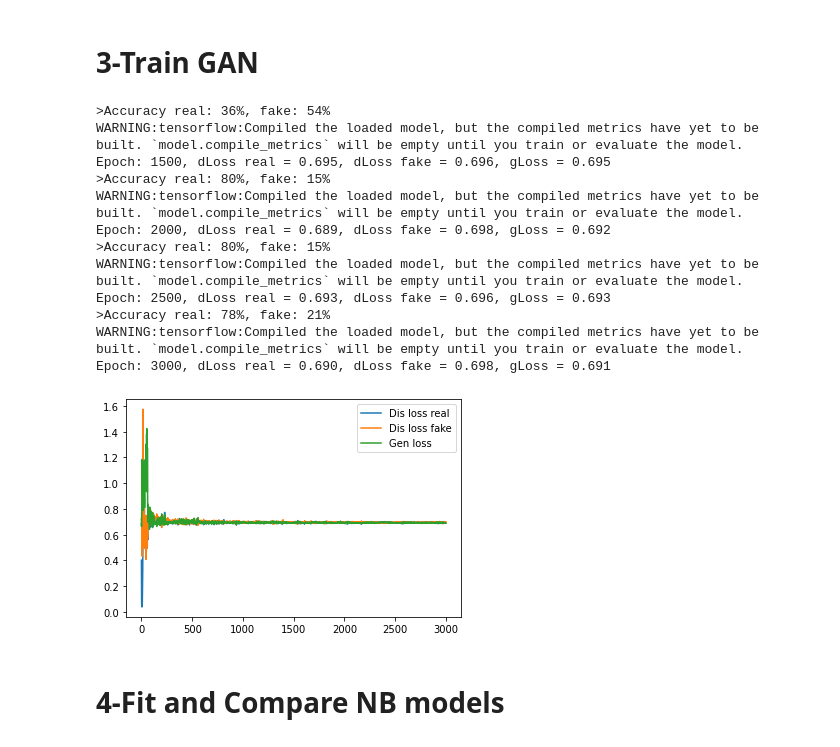
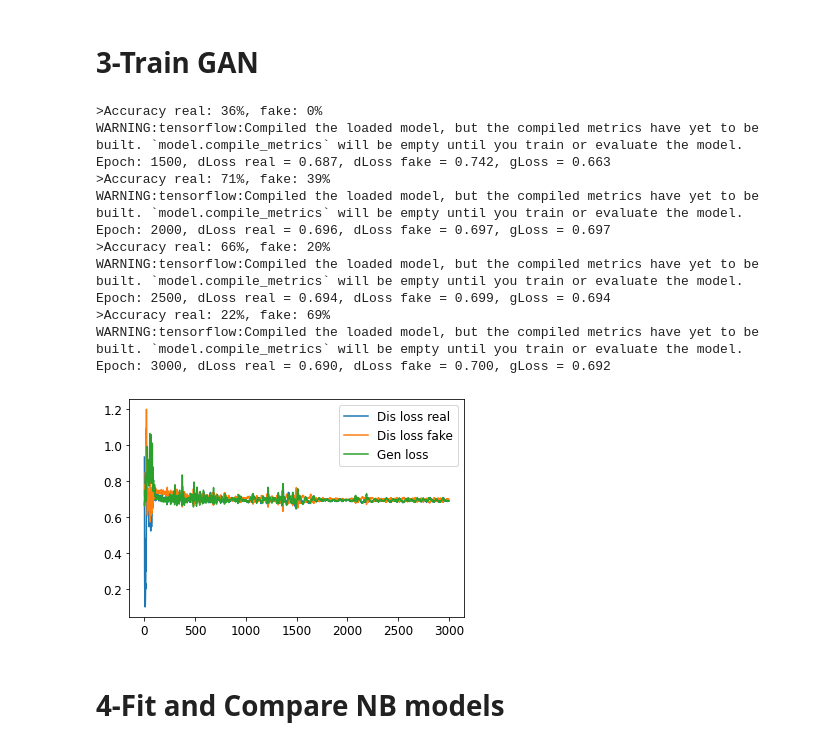
Before and after one commit to mz-zarei/CGAN-Augmentation, a Jupyter notebook: RealDataAugmentation_CGAN.ipynb, the cells around one changed output. Cells and saved outputs as stored; diff of their text form; code cells hidden in the pictures.

```diff
--- a/RealDataAugmentation_CGAN.ipynb
+++ b/RealDataAugmentation_CGAN.ipynb
@@ -295,33 +295,33 @@ test_data.head()
 # %%
 y_train1 = CrashData[target]
 x_train1 = CrashData[x_columns]
 
-gen_lr, dis_lr, gen_dec, dis_dec, n_epochs, n_batch = 0.001, 0.001, 0.001, 0.001, 3000, int(25)  # FI crash
+gen_lr, dis_lr, gen_dec, dis_dec, n_epochs, n_batch = 0.001, 0.001, 0.001, 0.001, 3000, int(100)  # FI crash
 
 # create the discriminator
 d_model = define_discriminator()
 # create the generator
 g_model = define_generator(latent_dim)
 # create the gan
 gan_model = define_gan(g_model, d_model)
 # load image data
 dataset = load_real_samples(x_train1,y_train1)
 # # train model
 d1_hist, d2_hist, g_hist = train(g_model, d_model, gan_model, dataset, latent_dim, n_epochs, n_batch)
 # %% [output]
->Accuracy real: 36%, fake: 54%
+>Accuracy real: 36%, fake: 0%
 WARNING:tensorflow:Compiled the loaded model, but the compiled metrics have yet to be built. `model.compile_metrics` will be empty until you train or evaluate the model.
-Epoch: 1500, dLoss real = 0.695, dLoss fake = 0.696, gLoss = 0.695
->Accuracy real: 80%, fake: 15%
+Epoch: 1500, dLoss real = 0.687, dLoss fake = 0.742, gLoss = 0.663
+>Accuracy real: 71%, fake: 39%
 WARNING:tensorflow:Compiled the loaded model, but the compiled metrics have yet to be built. `model.compile_metrics` will be empty until you train or evaluate the model.
-Epoch: 2000, dLoss real = 0.689, dLoss fake = 0.698, gLoss = 0.692
->Accuracy real: 80%, fake: 15%
+Epoch: 2000, dLoss real = 0.696, dLoss fake = 0.697, gLoss = 0.697
+>Accuracy real: 66%, fake: 20%
 WARNING:tensorflow:Compiled the loaded model, but the compiled metrics have yet to be built. `model.compile_metrics` will be empty until you train or evaluate the model.
-Epoch: 2500, dLoss real = 0.693, dLoss fake = 0.696, gLoss = 0.693
->Accuracy real: 78%, fake: 21%
+Epoch: 2500, dLoss real = 0.694, dLoss fake = 0.699, gLoss = 0.694
+>Accuracy real: 22%, fake: 69%
 WARNING:tensorflow:Compiled the loaded model, but the compiled metrics have yet to be built. `model.compile_metrics` will be empty until you train or evaluate the model.
-Epoch: 3000, dLoss real = 0.690, dLoss fake = 0.698, gLoss = 0.691
+Epoch: 3000, dLoss real = 0.690, dLoss fake = 0.700, gLoss = 0.692
-[figure, old version]
+[figure, new version]
 # %% [markdown]
 # **4-Fit and Compare NB models**
 # %% [markdown]
```
Also changed, not shown: parts of 7 cells of this notebook.
